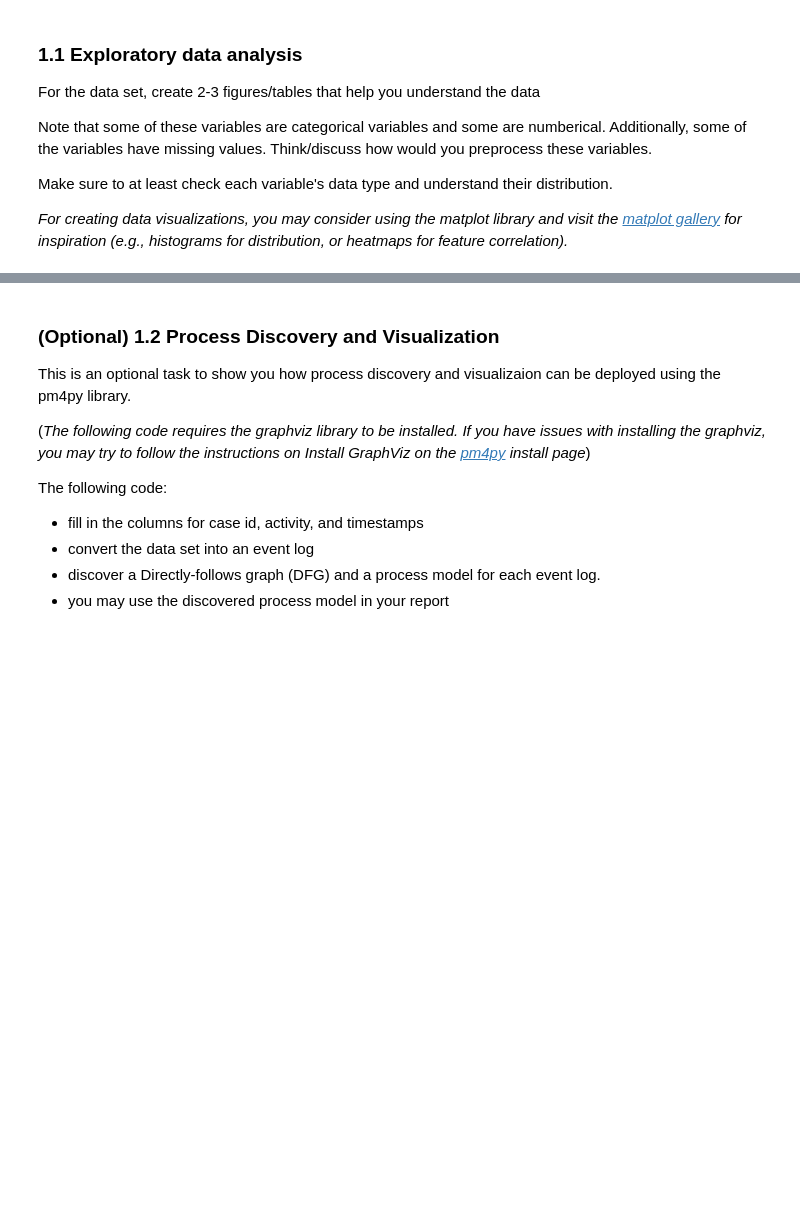
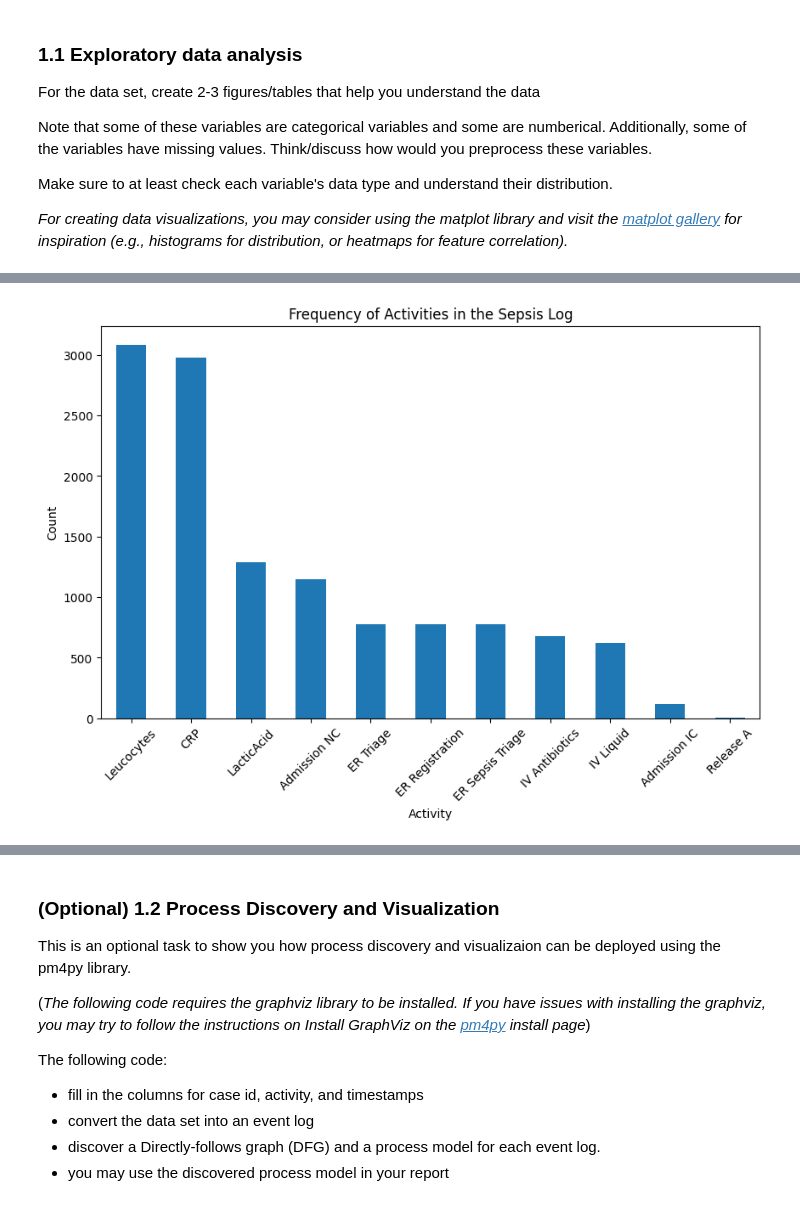
Before and after one commit to edogeensen/APML-A2, a Jupyter notebook: Assignment 2. Predictive Process Monitoring toegevoegde bestanden 9 december 2025 1118/Assignment 2.ipynb, the cells around one changed output, grey strips where cells are left out. Saved outputs shown, nothing was run; the diff lists cells and outputs as text; code cells hidden in the pictures; blank space fills up the shorter version.

```diff
--- a/Assignment 2. Predictive Process Monitoring toegevoegde bestanden 9 december 2025 1118/Assignment 2.ipynb
+++ b/Assignment 2. Predictive Process Monitoring toegevoegde bestanden 9 december 2025 1118/Assignment 2.ipynb
@@ -143,0 +294,10 @@ import matplotlib.pyplot as plt
+# %%
+plt.figure(figsize=(10,6))
+df['Activity'].value_counts().plot(kind='bar')
+plt.xlabel("Activity")
+plt.ylabel("Count")
+plt.title("Frequency of Activities in the Sepsis Log")
+plt.xticks(rotation=45)
+plt.show()
+# %% [output]
+[figure, added]
```
Also changed, not shown: parts of 19 cells of this notebook.
